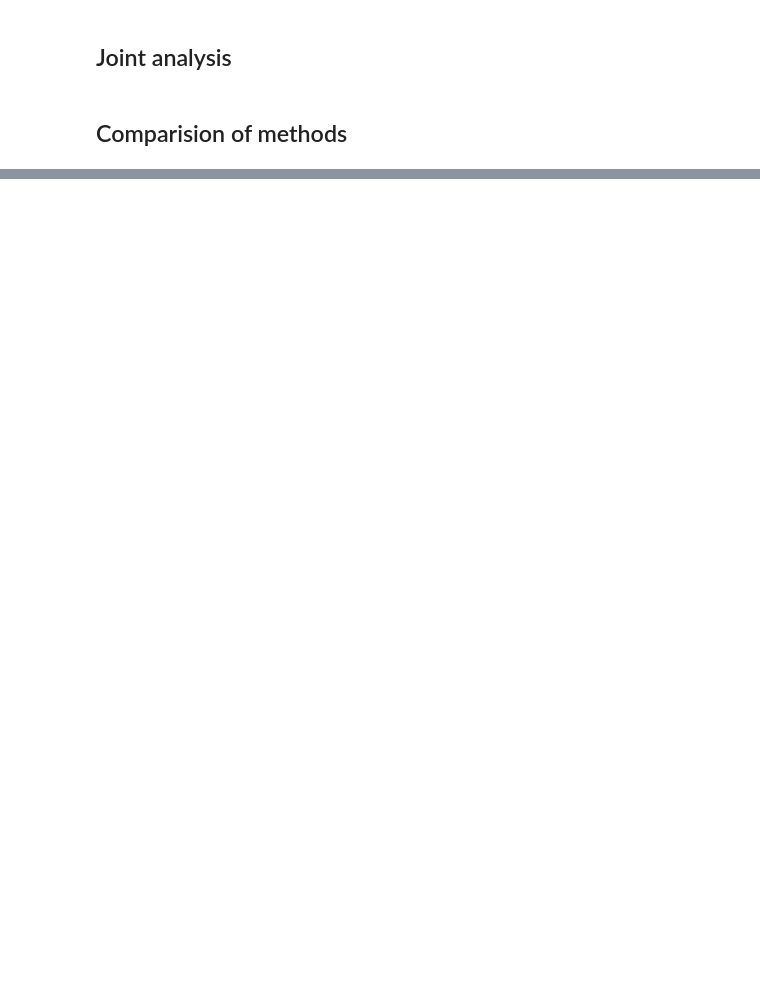
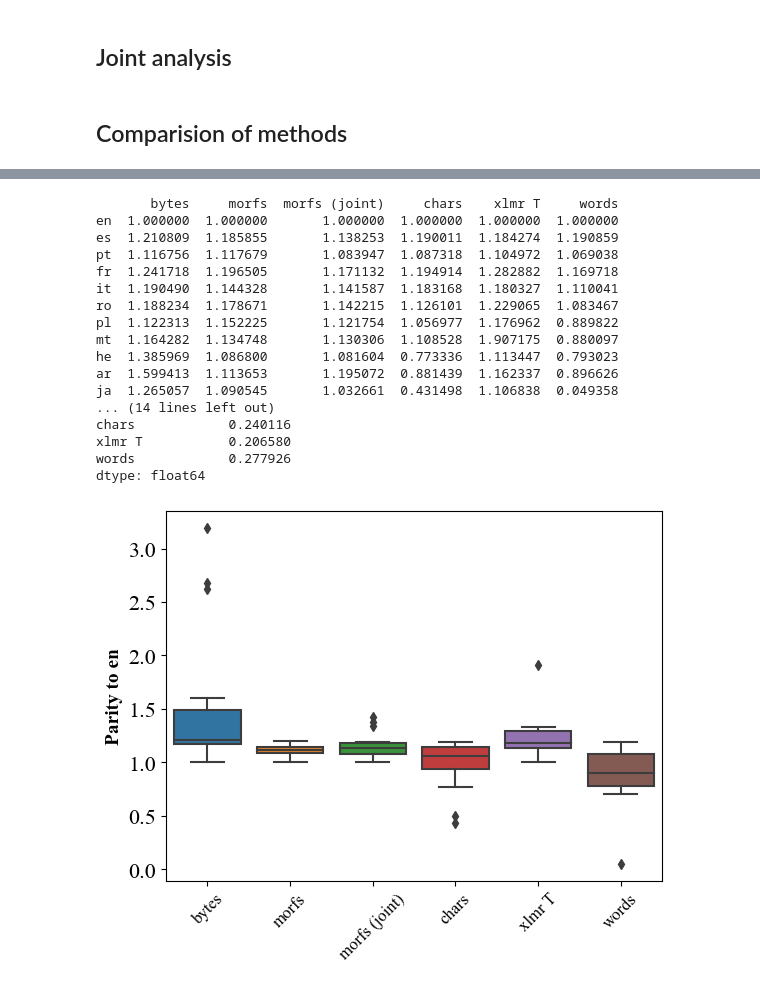
Before and after one commit to tomlimi/MYTE, a Jupyter notebook: notebooks/flores_200_analysis.ipynb, the cells around one changed output, grey strips where cells are left out. Saved outputs shown, nothing was run; the diff lists cells and outputs as text; code cells hidden in the pictures; blank space fills up the shorter version.

```diff
--- a/notebooks/flores_200_analysis.ipynb
+++ b/notebooks/flores_200_analysis.ipynb
@@ -321,0 +263,22 @@ plot_compare_token_numbers([flores_bytes, flores_morfs, flores_morfs_joint, flor
+# %%
+plot_compare_token_numbers([flores_bytes, flores_morfs, flores_morfs_joint, flores_chars, flores_xlmr,  flores_words] ,
+                           ['bytes','morfs','morfs (joint)', 'chars', 'xlmr T', 'words'], parity='en')
+# %% [output]
+       bytes     morfs  morfs (joint)     chars    xlmr T     words
+en  1.000000  1.000000       1.000000  1.000000  1.000000  1.000000
+es  1.210809  1.185855       1.138253  1.190011  1.184274  1.190859
+pt  1.116756  1.117679       1.083947  1.087318  1.104972  1.069038
+fr  1.241718  1.196505       1.171132  1.194914  1.282882  1.169718
+it  1.190490  1.144328       1.141587  1.183168  1.180327  1.110041
+ro  1.188234  1.178671       1.142215  1.126101  1.229065  1.083467
+pl  1.122313  1.152225       1.121754  1.056977  1.176962  0.889822
+mt  1.164282  1.134748       1.130306  1.108528  1.907175  0.880097
+he  1.385969  1.086800       1.081604  0.773336  1.113447  0.793023
+ar  1.599413  1.113653       1.195072  0.881439  1.162337  0.896626
+ja  1.265057  1.090545       1.032661  0.431498  1.106838  0.049358
+... (14 lines left out)
+chars            0.240116
+xlmr T           0.206580
+words            0.277926
+dtype: float64
+[figure, added]
```
Also changed, not shown: parts of 27 cells of this notebook, 4 other files.
